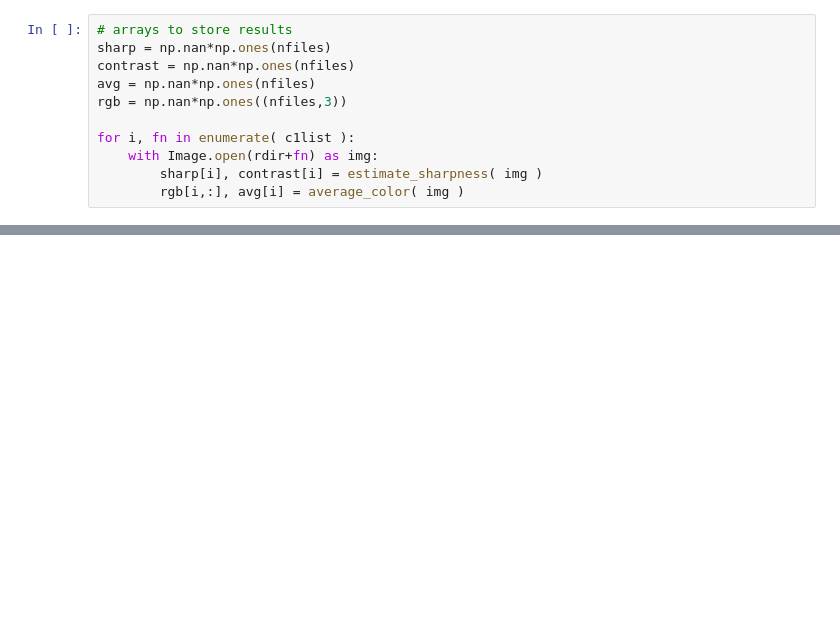
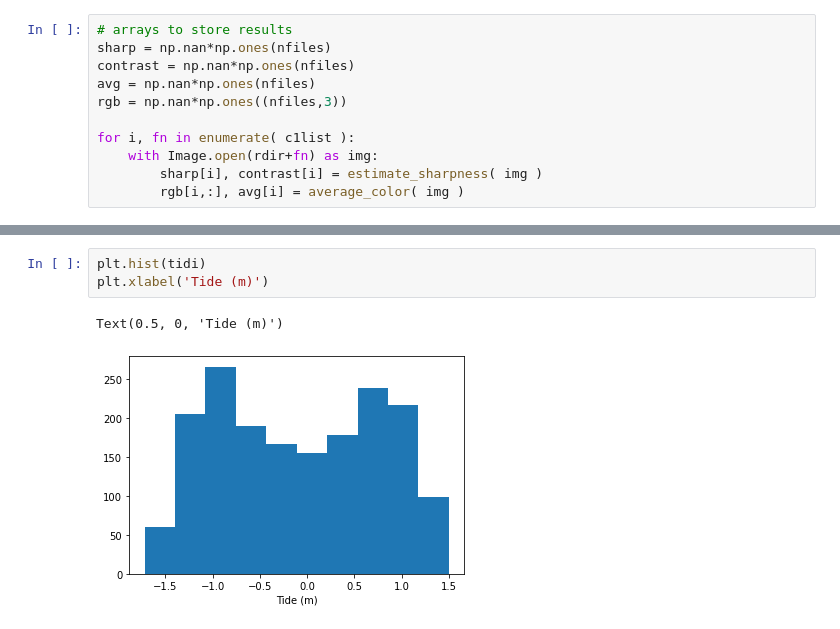
Before and after one commit to csherwood-usgs/CoastCam, a Jupyter notebook: assess_inventory.ipynb, the cells around one changed output, grey strips where cells are left out. Drawn from its saved outputs; the diff is of its cells as text; blank space fills up the shorter version.

```diff
--- a/assess_inventory.ipynb
+++ b/assess_inventory.ipynb
@@ -126,0 +143,6 @@ Text(0, 0.5, 'Average Pixel Intensity')
+# %%
+plt.hist(tidi)
+plt.xlabel('Tide (m)')
+# %% [output]
+Text(0.5, 0, 'Tide (m)')
+[figure, added]
```
Also changed, not shown: parts of 10 cells of this notebook.
